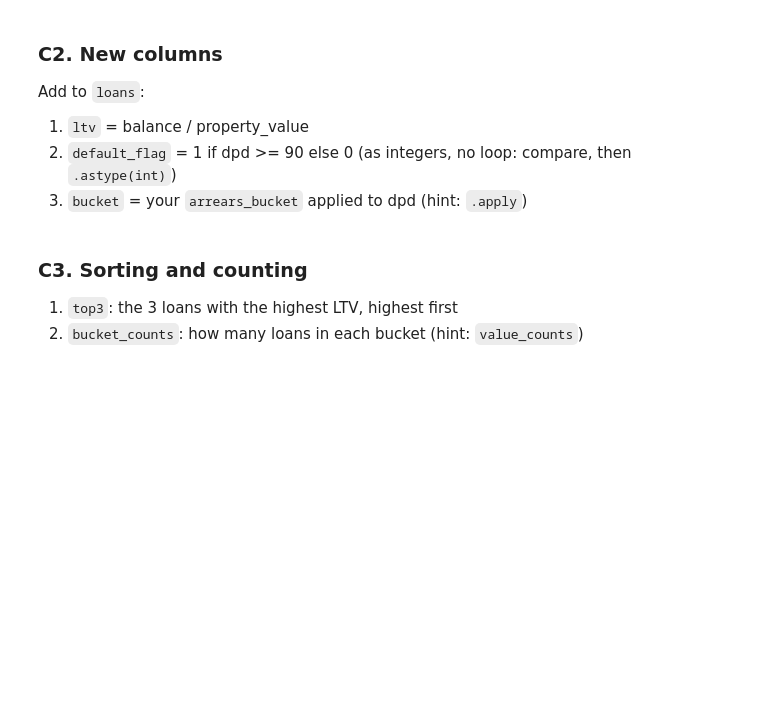
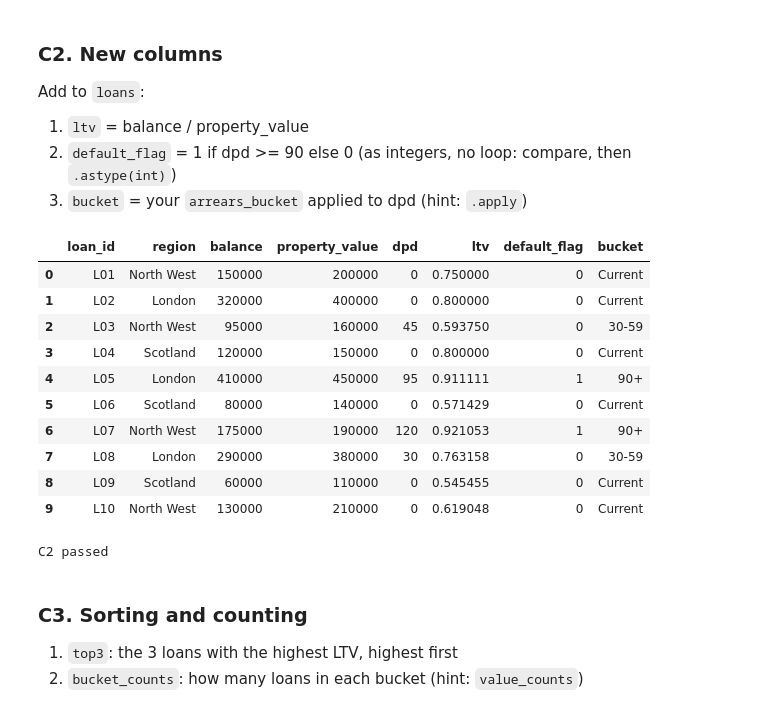
Before and after one commit to S-Azeem/credit_risk_playground, a Jupyter notebook: day0_python_warmup.ipynb, the cells around one changed output. Cells and saved outputs as stored; diff of their text form; code cells hidden in the pictures; blank space fills up the shorter version.

```diff
--- a/day0_python_warmup.ipynb
+++ b/day0_python_warmup.ipynb
@@ -307,9 +319,23 @@ Add to `loans`:
 2. `default_flag` = 1 if dpd >= 90 else 0 (as integers, no loop: compare, then `.astype(int)`)
 3. `bucket` = your `arrears_bucket` applied to dpd (hint: `.apply`)
 # %%
-# TODO
 
+loans['ltv'] = loans['balance']/loans['property_value']
+loans['default_flag'] = (loans['dpd'] >= 90).astype(int)
+loans['bucket']=loans['dpd'].apply(arrears_bucket)
 loans
+# %% [output]
+|  | loan_id | region | balance | property_value | dpd | ltv | default_flag | bucket |
+| 0 | L01 | North West | 150000 | 200000 | 0 | 0.750000 | 0 | Current |
+| 1 | L02 | London | 320000 | 400000 | 0 | 0.800000 | 0 | Current |
+| 2 | L03 | North West | 95000 | 160000 | 45 | 0.593750 | 0 | 30-59 |
+| 3 | L04 | Scotland | 120000 | 150000 | 0 | 0.800000 | 0 | Current |
+| 4 | L05 | London | 410000 | 450000 | 95 | 0.911111 | 1 | 90+ |
+| 5 | L06 | Scotland | 80000 | 140000 | 0 | 0.571429 | 0 | Current |
+| 6 | L07 | North West | 175000 | 190000 | 120 | 0.921053 | 1 | 90+ |
+| 7 | L08 | London | 290000 | 380000 | 30 | 0.763158 | 0 | 30-59 |
+| 8 | L09 | Scotland | 60000 | 110000 | 0 | 0.545455 | 0 | Current |
+| 9 | L10 | North West | 130000 | 210000 | 0 | 0.619048 | 0 | Current |
 # %%
 # CHECK
 assert loans.loc[loans['loan_id']=='L04', 'ltv'].item() == 0.8
@@ -317,6 +343,8 @@ assert loans['default_flag'].sum() == 2
 assert loans['default_flag'].dtype.kind == 'i'
 assert loans['bucket'].value_counts()['Current'] == 6
 print('C2 passed')
+# %% [output]
+C2 passed
 # %% [markdown]
 ### C3. Sorting and counting
 1. `top3`: the 3 loans with the highest LTV, highest first
```
Also changed, not shown: parts of 13 cells of this notebook, 1 other file.
